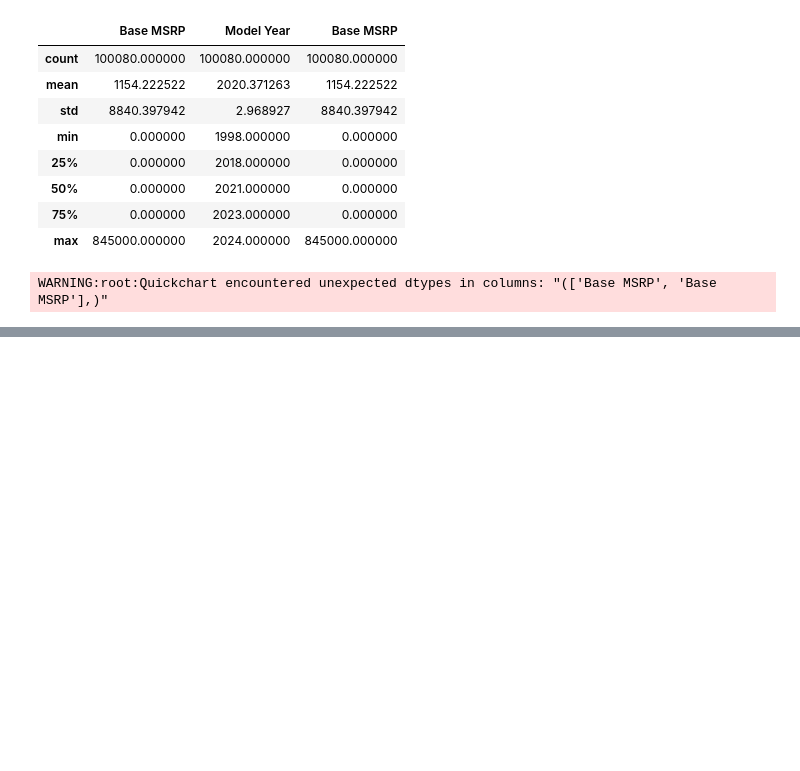
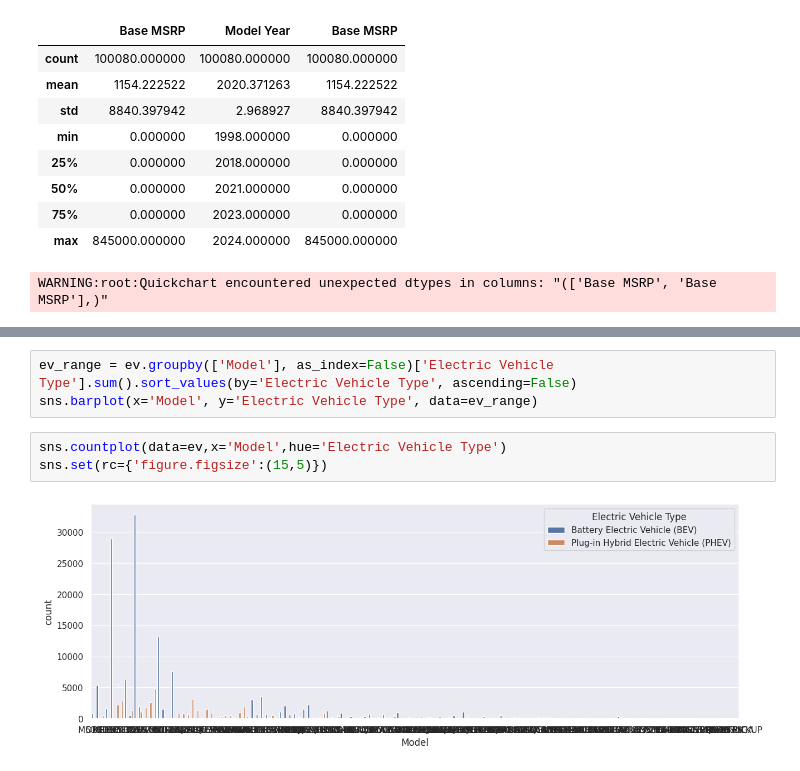
Before and after one commit to QuantamDev/Matplotlib, a Jupyter notebook: EV_Data_analysis.ipynb, the cells around one changed output, grey strips where cells are left out. Drawn from its saved outputs; the diff is of its cells as text; blank space fills up the shorter version.

```diff
--- a/EV_Data_analysis.ipynb
+++ b/EV_Data_analysis.ipynb
@@ -190,0 +219,8 @@ WARNING:root:Quickchart encountered unexpected dtypes in columns: "(['Base MSRP'
+# %%
+ev_range = ev.groupby(['Model'], as_index=False)['Electric Vehicle Type'].sum().sort_values(by='Electric Vehicle Type', ascending=False)
+sns.barplot(x='Model', y='Electric Vehicle Type', data=ev_range)
+# %%
+sns.countplot(data=ev,x='Model',hue='Electric Vehicle Type')
+sns.set(rc={'figure.figsize':(15,5)})
+# %% [output]
+[figure, added]
```
Also changed, not shown: parts of 5 cells of this notebook.
